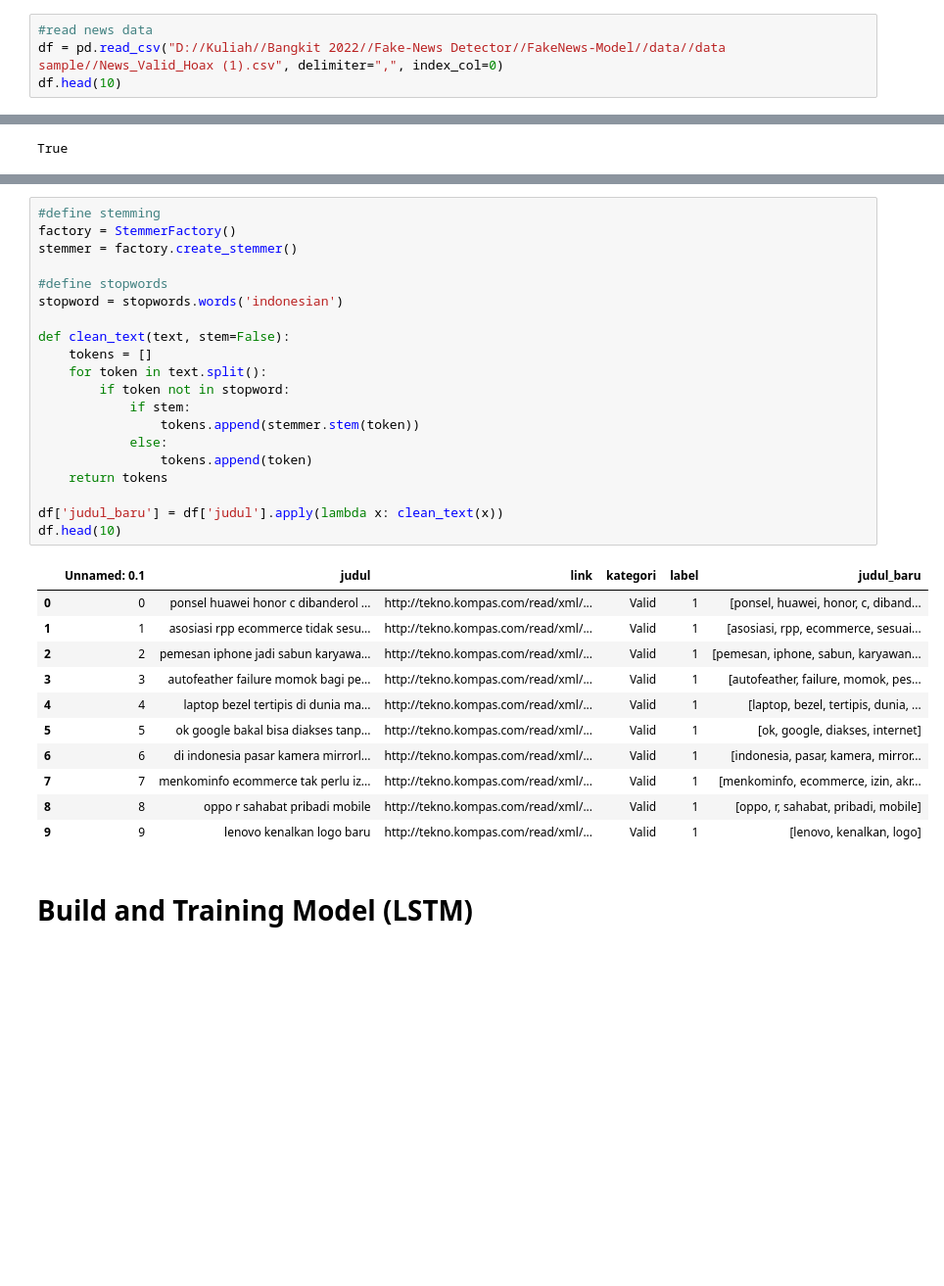
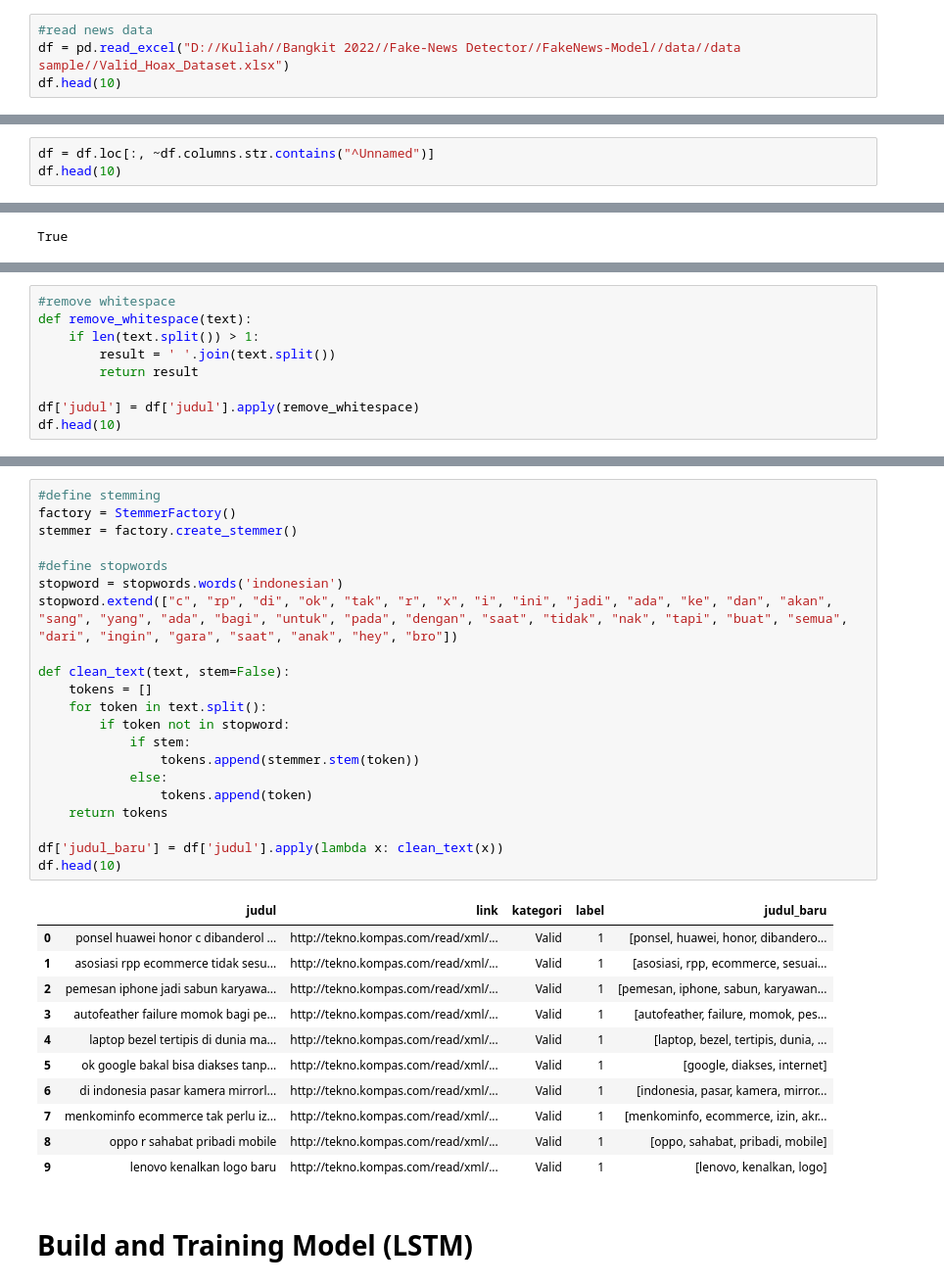
Before and after one commit to FakeNews-Detector/FakeNews-Classification, a Jupyter notebook: src/Fake_News_Detector.ipynb, the cells around one changed output, grey strips where cells are left out. Shown at 98% size. Drawn from its saved outputs; the diff is of its cells as text; blank space fills up the shorter version.

Commit message:
add stopwords method and change csv file to xlsx

```diff
--- a/src/Fake_News_Detector.ipynb
+++ b/src/Fake_News_Detector.ipynb
@@ -82,5 +94,5 @@ data.to_csv("Data_News_Hoax.csv")
 # %%
 #read news data
-df = pd.read_csv("D://Kuliah//Bangkit 2022//Fake-News Detector//FakeNews-Model//data//data sample//News_Valid_Hoax (1).csv", delimiter=",", index_col=0)
+df = pd.read_excel("D://Kuliah//Bangkit 2022//Fake-News Detector//FakeNews-Model//data//data sample//Valid_Hoax_Dataset.xlsx")
 df.head(10)
 # %% [output]
@@ -97,0 +110,3 @@ df.head(10)
+# %%
+df = df.loc[:, ~df.columns.str.contains("^Unnamed")]
+df.head(10)
@@ -193,0 +221,9 @@ df.head(10)
+# %%
+#remove whitespace
+def remove_whitespace(text):
+    if len(text.split()) > 1:
+        result = ' '.join(text.split())
+        return result
+
+df['judul'] = df['judul'].apply(remove_whitespace)
+df.head(10)
@@ -194,34 +242,37 @@ df.head(10)
 # %%
 #define stemming
 factory = StemmerFactory()
 stemmer = factory.create_stemmer()
 
 #define stopwords
 stopword = stopwords.words('indonesian')
+stopword.extend(["c", "rp", "di", "ok", "tak", "r", "x", "i", "ini", "jadi", "ada", "ke", "dan", "akan",
+"sang", "yang", "ada", "bagi", "untuk", "pada", "dengan", "saat", "tidak", "nak", "tapi", "buat", "semua",
+"dari", "ingin", "gara", "saat", "anak", "hey", "bro"])
 
 def clean_text(text, stem=False):
     tokens = []
     for token in text.split():
         if token not in stopword:
             if stem:
                 tokens.append(stemmer.stem(token))
             else:
                 tokens.append(token)
     return tokens
 
 df['judul_baru'] = df['judul'].apply(lambda x: clean_text(x))
 df.head(10)
 # %% [output]
-|  | Unnamed: 0.1 | judul | link | kategori | label | judul_baru |
-| 0 | 0 | ponsel huawei honor c dibanderol ... | http://tekno.kompas.com/read/xml/... | Valid | 1 | [ponsel, huawei, honor, c, diband... |
-| 1 | 1 | asosiasi rpp ecommerce tidak sesu... | http://tekno.kompas.com/read/xml/... | Valid | 1 | [asosiasi, rpp, ecommerce, sesuai... |
-| 2 | 2 | pemesan iphone jadi sabun karyawa... | http://tekno.kompas.com/read/xml/... | Valid | 1 | [pemesan, iphone, sabun, karyawan... |
-| 3 | 3 | autofeather failure momok bagi pe... | http://tekno.kompas.com/read/xml/... | Valid | 1 | [autofeather, failure, momok, pes... |
-| 4 | 4 | laptop bezel tertipis di dunia ma... | http://tekno.kompas.com/read/xml/... | Valid | 1 | [laptop, bezel, tertipis, dunia, ... |
-| 5 | 5 | ok google bakal bisa diakses tanp... | http://tekno.kompas.com/read/xml/... | Valid | 1 | [ok, google, diakses, internet] |
-| 6 | 6 | di indonesia pasar kamera mirrorl... | http://tekno.kompas.com/read/xml/... | Valid | 1 | [indonesia, pasar, kamera, mirror... |
-| 7 | 7 | menkominfo ecommerce tak perlu iz... | http://tekno.kompas.com/read/xml/... | Valid | 1 | [menkominfo, ecommerce, izin, akr... |
-| 8 | 8 | oppo r sahabat pribadi mobile | http://tekno.kompas.com/read/xml/... | Valid | 1 | [oppo, r, sahabat, pribadi, mobile] |
-| 9 | 9 | lenovo kenalkan logo baru | http://tekno.kompas.com/read/xml/... | Valid | 1 | [lenovo, kenalkan, logo] |
+|  | judul | link | kategori | label | judul_baru |
+| 0 | ponsel huawei honor c dibanderol ... | http://tekno.kompas.com/read/xml/... | Valid | 1 | [ponsel, huawei, honor, dibandero... |
+| 1 | asosiasi rpp ecommerce tidak sesu... | http://tekno.kompas.com/read/xml/... | Valid | 1 | [asosiasi, rpp, ecommerce, sesuai... |
+| 2 | pemesan iphone jadi sabun karyawa... | http://tekno.kompas.com/read/xml/... | Valid | 1 | [pemesan, iphone, sabun, karyawan... |
+| 3 | autofeather failure momok bagi pe... | http://tekno.kompas.com/read/xml/... | Valid | 1 | [autofeather, failure, momok, pes... |
+| 4 | laptop bezel tertipis di dunia ma... | http://tekno.kompas.com/read/xml/... | Valid | 1 | [laptop, bezel, tertipis, dunia, ... |
+| 5 | ok google bakal bisa diakses tanp... | http://tekno.kompas.com/read/xml/... | Valid | 1 | [google, diakses, internet] |
+| 6 | di indonesia pasar kamera mirrorl... | http://tekno.kompas.com/read/xml/... | Valid | 1 | [indonesia, pasar, kamera, mirror... |
+| 7 | menkominfo ecommerce tak perlu iz... | http://tekno.kompas.com/read/xml/... | Valid | 1 | [menkominfo, ecommerce, izin, akr... |
+| 8 | oppo r sahabat pribadi mobile | http://tekno.kompas.com/read/xml/... | Valid | 1 | [oppo, sahabat, pribadi, mobile] |
+| 9 | lenovo kenalkan logo baru | http://tekno.kompas.com/read/xml/... | Valid | 1 | [lenovo, kenalkan, logo] |
 # %% [markdown]
 # Build and Training Model (LSTM)
```
Also changed, not shown: parts of 12 cells of this notebook, 1 other file.
